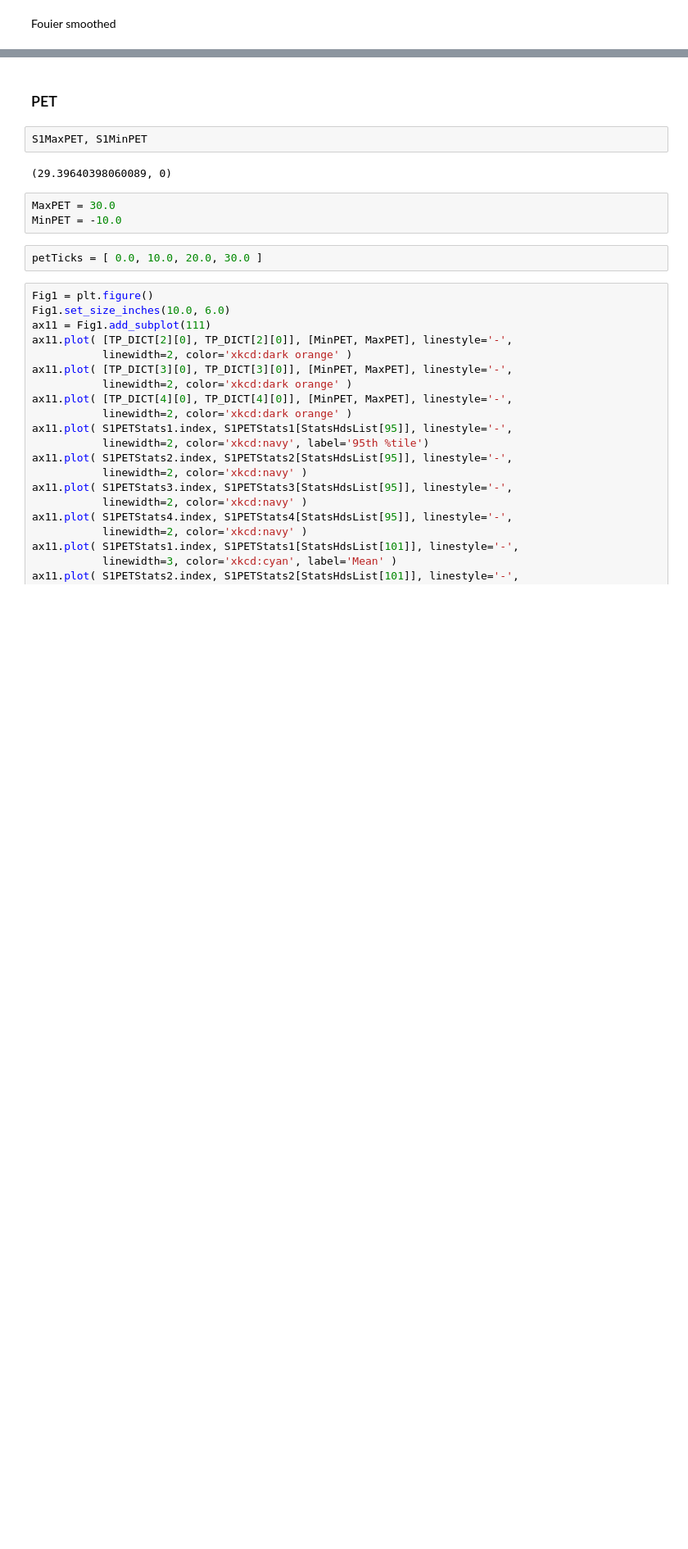
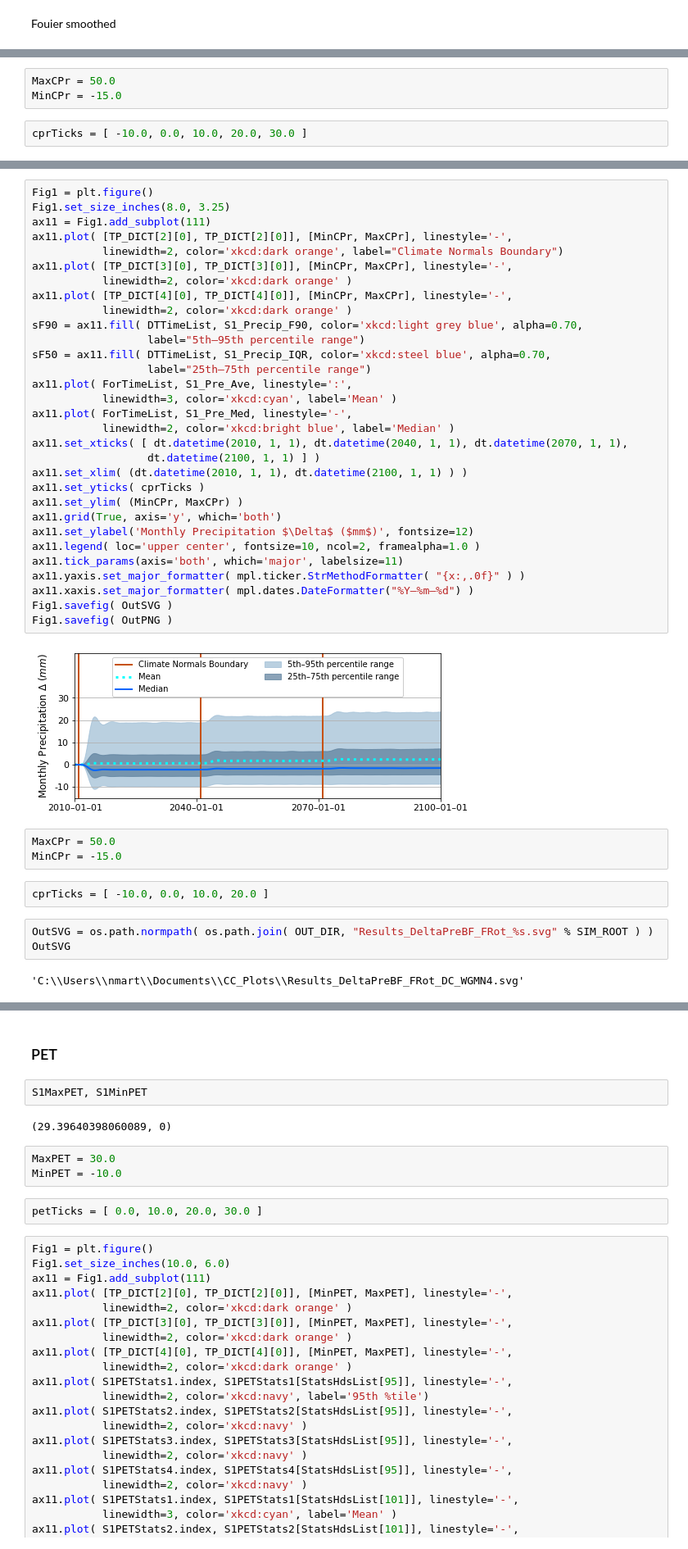
Before and after one commit to nmartin198/wres_risk_analysis, a Jupyter notebook: jupyter_notebooks/framework/Results_WB_Final_All4.ipynb, the cells around one changed output, grey strips where cells are left out. Shown at 82% size. Saved outputs shown, nothing was run; the diff lists cells and outputs as text; blank space fills up the shorter version.

```diff
--- a/jupyter_notebooks/framework/Results_WB_Final_All4.ipynb
+++ b/jupyter_notebooks/framework/Results_WB_Final_All4.ipynb
@@ -547,0 +710,5 @@ ax11.xaxis.set_major_formatter( mpl.dates.DateFormatter("%Y-%m-%d") )
+# %%
+MaxCPr = 50.0
+MinCPr = -15.0
+# %%
+cprTicks = [ -10.0, 0.0, 10.0, 20.0, 30.0 ]
@@ -547,0 +725,43 @@ ax11.xaxis.set_major_formatter( mpl.dates.DateFormatter("%Y-%m-%d") )
+# %%
+Fig1 = plt.figure()
+Fig1.set_size_inches(8.0, 3.25)
+ax11 = Fig1.add_subplot(111)
+ax11.plot( [TP_DICT[2][0], TP_DICT[2][0]], [MinCPr, MaxCPr], linestyle='-',
+           linewidth=2, color='xkcd:dark orange', label="Climate Normals Boundary")
+ax11.plot( [TP_DICT[3][0], TP_DICT[3][0]], [MinCPr, MaxCPr], linestyle='-',
+           linewidth=2, color='xkcd:dark orange' )
+ax11.plot( [TP_DICT[4][0], TP_DICT[4][0]], [MinCPr, MaxCPr], linestyle='-',
+           linewidth=2, color='xkcd:dark orange' )
+sF90 = ax11.fill( DTTimeList, S1_Precip_F90, color='xkcd:light grey blue', alpha=0.70,
+                  label="5th–95th percentile range")
+sF50 = ax11.fill( DTTimeList, S1_Precip_IQR, color='xkcd:steel blue', alpha=0.70,
+                  label="25th–75th percentile range")
+ax11.plot( ForTimeList, S1_Pre_Ave, linestyle=':',
+           linewidth=3, color='xkcd:cyan', label='Mean' )
+ax11.plot( ForTimeList, S1_Pre_Med, linestyle='-',
+           linewidth=2, color='xkcd:bright blue', label='Median' )
+ax11.set_xticks( [ dt.datetime(2010, 1, 1), dt.datetime(2040, 1, 1), dt.datetime(2070, 1, 1),
+                  dt.datetime(2100, 1, 1) ] )
+ax11.set_xlim( (dt.datetime(2010, 1, 1), dt.datetime(2100, 1, 1) ) )
+ax11.set_yticks( cprTicks )
+ax11.set_ylim( (MinCPr, MaxCPr) )
+ax11.grid(True, axis='y', which='both')
+ax11.set_ylabel('Monthly Precipitation $\Delta$ ($mm$)', fontsize=12)
+ax11.legend( loc='upper center', fontsize=10, ncol=2, framealpha=1.0 )
+ax11.tick_params(axis='both', which='major', labelsize=11)
+ax11.yaxis.set_major_formatter( mpl.ticker.StrMethodFormatter( "{x:,.0f}" ) )
+ax11.xaxis.set_major_formatter( mpl.dates.DateFormatter("%Y–%m–%d") )
+Fig1.savefig( OutSVG )
+Fig1.savefig( OutPNG )
+# %% [output]
+[figure, added]
+# %%
+MaxCPr = 50.0
+MinCPr = -15.0
+# %%
+cprTicks = [ -10.0, 0.0, 10.0, 20.0 ]
+# %%
+OutSVG = os.path.normpath( os.path.join( OUT_DIR, "Results_DeltaPreBF_FRot_%s.svg" % SIM_ROOT ) )
+OutSVG
+# %% [output]
+'C:\\Users\\nmart\\Documents\\CC_Plots\\Results_DeltaPreBF_FRot_DC_WGMN4.svg'
```
Also changed, not shown: parts of 114 cells of this notebook, 34 other files.
